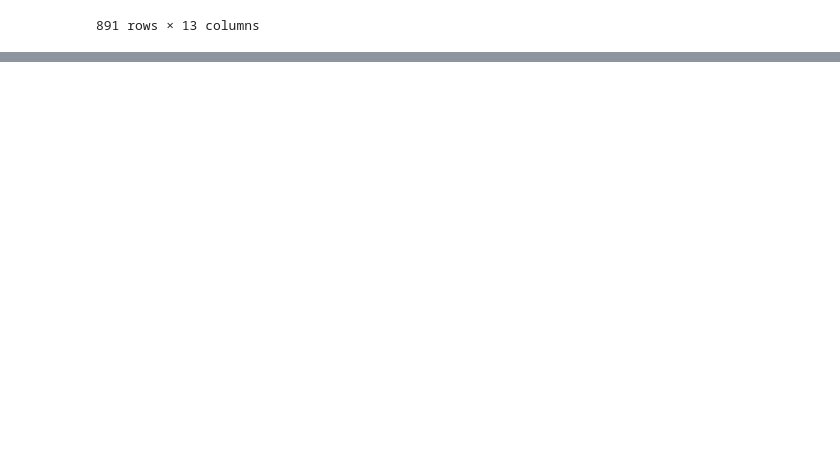
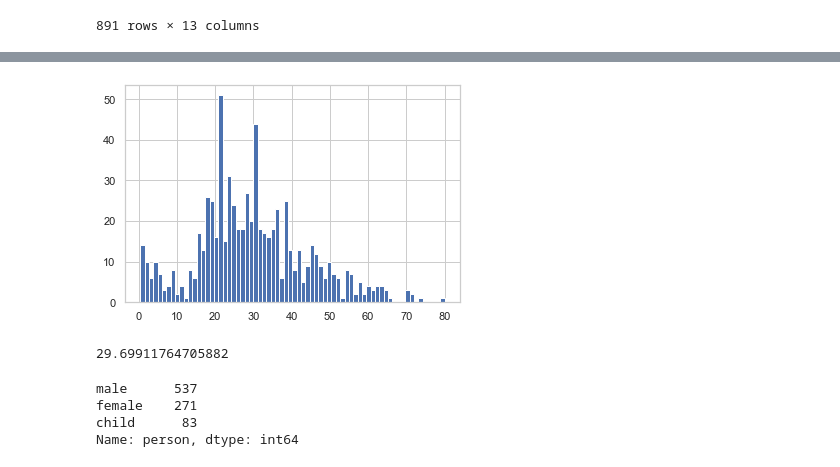
Before and after one commit to jry62/Titanic, a Jupyter notebook: Titanic_Proj.ipynb, the cells around one changed output, grey strips where cells are left out. Cells and saved outputs as stored; diff of their text form; code cells hidden in the pictures; blank space fills up the shorter version.

```diff
--- a/Titanic_Proj.ipynb
+++ b/Titanic_Proj.ipynb
@@ -102,0 +109,19 @@ tdf
+# %%
+# histogram of the ages of the passengers on the titanic
+tdf['Age'].hist(bins=70);
+# %% [output]
+[figure, added]
+# %%
+# mean age on the ship
+
+tdf['Age'].mean()
+# %% [output]
+29.69911764705882
+# %%
+# seperation of the values of passengers
+tdf['person'].value_counts()
+# %% [output]
+male      537
+female    271
+child      83
+Name: person, dtype: int64
```
Also changed, not shown: parts of 1 cell of this notebook.
